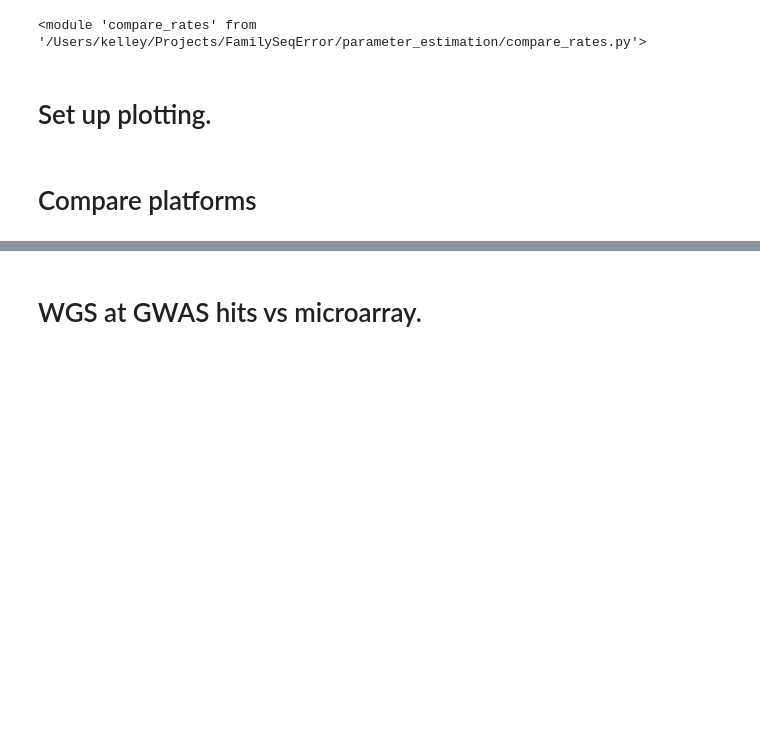
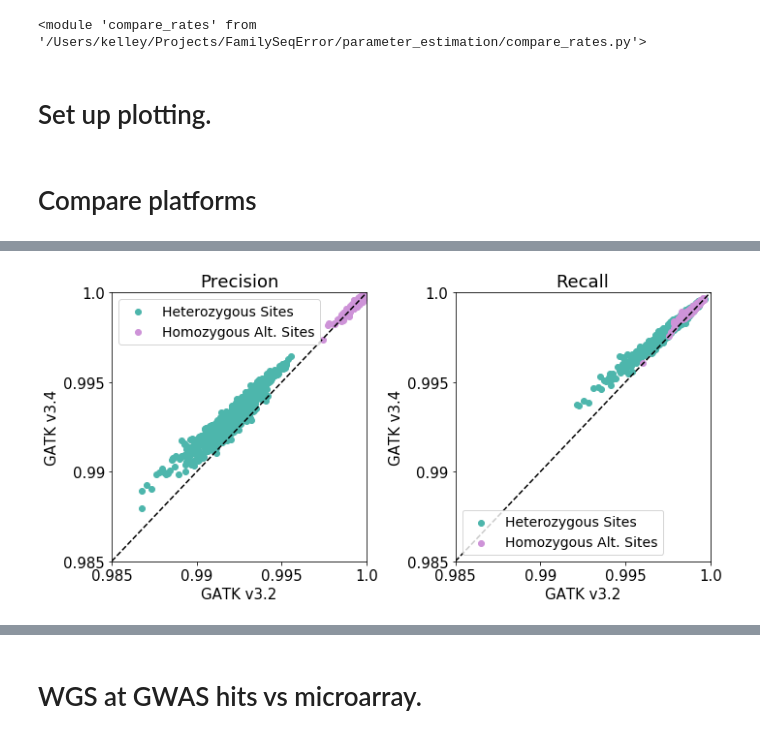
Before and after one commit to kpaskov/FamilySeqError, a Jupyter notebook: parameter_estimation/Population-Analysis.ipynb, the cells around one changed output, grey strips where cells are left out. Cells and saved outputs as stored; diff of their text form; code cells hidden in the pictures; blank space fills up the shorter version.

```diff
--- a/parameter_estimation/Population-Analysis.ipynb
+++ b/parameter_estimation/Population-Analysis.ipynb
@@ -546,0 +258,20 @@ spark_precision_recall = compare_rates.pull_precision_recall(spark_samples, '../
+# %%
+
+datasets_of_interest = [
+    {'name': 'ihart v3.2',
+     'color': '#009668',
+     'family_genotype_dir': '../../DATA/ihart.v32/family_genotype_counts',
+     'param_file': '../../FamilySeqError/params/ihart.v32_params.json',
+     'sample_filter': lambda x: x.is_child
+    },
+
+    {'name': 'ihart v3.4',
+     'color': '#cedd38',
+     'family_genotype_dir': '../../DATA/ihart.v34/family_genotype_counts',
+     'param_file': '../../FamilySeqError/params/ihart.v34_params.json',
+     'sample_filter': lambda x: x.is_child
+    }
+]
+
+
+compare_rates.process_datasets(datasets_of_interest, chroms)
@@ -546,0 +296,69 @@ spark_precision_recall = compare_rates.pull_precision_recall(spark_samples, '../
+# %%
+plt.figure(figsize=(10, 5))
+
+plt.subplot(1, 2, 1)
+
+shared_samples = sorted(set(datasets_of_interest[0]['precision1_samples']) & set(datasets_of_interest[1]['precision1_samples']))
+print(len(shared_samples))
+data = np.zeros((len(shared_samples), 2))
+for j, d in enumerate(datasets_of_interest):
+    sample_to_index = dict([(x, i) for i, x in enumerate(d['precision1_samples'])])
+    for k, s in enumerate(shared_samples):
+        data[k, j] = d['precision1_estimates'][sample_to_index[s]]
+plt.scatter(data[:, 0], data[:, 1], color='#4db6ac', label='Heterozygous Sites')
+print('Precision Het', np.mean(data[:, 1]-data[:, 0]), np.mean((1-data[:, 1])-(1-data[:, 0]))/(1-np.mean(data[:, 0])))
+
+shared_samples = sorted(set(datasets_of_interest[0]['precision2_samples']) & set(datasets_of_interest[1]['precision2_samples']))
+data = np.zeros((len(shared_samples), 2))
+for j, d in enumerate(datasets_of_interest):
+    sample_to_index = dict([(x, i) for i, x in enumerate(d['precision2_samples'])])
+    for k, s in enumerate(shared_samples):
+        data[k, j] = d['precision2_estimates'][sample_to_index[s]]
+plt.scatter(data[:, 0], data[:, 1], color='#ce93d8', label='Homozygous Alt. Sites')
+print('Precision Hom Alt', np.mean(data[:, 1]-data[:, 0]), np.mean((1-data[:, 1])-(1-data[:, 0]))/(1-np.mean(data[:, 0])))
+
+plt.xlabel('GATK v3.2', fontsize=15)
+plt.ylabel('GATK v3.4', fontsize=15)
+ticks = [0.985, 0.990, 0.995, 1.0]
+plt.xticks(ticks, [str(x) for x in ticks], fontsize=15)
+plt.yticks(ticks, [str(x) for x in ticks], fontsize=15)
+plt.plot(ticks, ticks, color='black', linestyle='--')
+plt.xlim([ticks[0]-0, ticks[-1]])
+plt.ylim([ticks[0], ticks[-1]])
+plt.title('Precision', fontsize=18)
+plt.legend(fontsize=14)
+
+plt.subplot(1, 2, 2)
+
+shared_samples = sorted(set(datasets_of_interest[0]['recall1_samples']) & set(datasets_of_interest[1]['recall1_samples']))
+data = np.zeros((len(shared_samples), 2))
+for j, d in enumerate(datasets_of_interest):
+    sample_to_index = dict([(x, i) for i, x in enumerate(d['recall1_samples'])])
+    for k, s in enumerate(shared_samples):
+        data[k, j] = d['recall1_estimates'][sample_to_index[s]]
+plt.scatter(data[:, 0], data[:, 1], color='#4db6ac', label='Heterozygous Sites')
+print('Recall Het', np.mean(data[:, 1]-data[:, 0]), np.mean((1-data[:, 1])-(1-data[:, 0]))/(1-np.mean(data[:, 0])))
+
+shared_samples = sorted(set(datasets_of_interest[0]['recall2_samples']) & set(datasets_of_interest[1]['recall2_samples']))
+data = np.zeros((len(shared_samples), 2))
+for j, d in enumerate(datasets_of_interest):
+    sample_to_index = dict([(x, i) for i, x in enumerate(d['recall2_samples'])])
+    for k, s in enumerate(shared_samples):
+        data[k, j] = d['recall2_estimates'][sample_to_index[s]]
+plt.scatter(data[:, 0], data[:, 1], color='#ce93d8', label='Homozygous Alt. Sites')
+print('Recall Hom Alt', np.mean(data[:, 1]-data[:, 0]), np.mean((1-data[:, 1])-(1-data[:, 0]))/(1-np.mean(data[:, 0])))
+
+plt.xlabel('GATK v3.2', fontsize=15)
+plt.ylabel('GATK v3.4', fontsize=15)
+plt.xticks(ticks, [str(x) for x in ticks], fontsize=15)
+plt.yticks(ticks, [str(x) for x in ticks], fontsize=15)
+plt.plot(ticks, ticks, color='black', linestyle='--')
+plt.xlim([ticks[0]-0, ticks[-1]])
+plt.ylim([ticks[0], ticks[-1]])
+plt.title('Recall', fontsize=18)
+plt.legend(fontsize=14)
+
+plt.tight_layout()
+plt.savefig('../plots/gatk.eps')
+plt.show()
+# %% [output]
@@ -546,0 +374 @@ spark_precision_recall = compare_rates.pull_precision_recall(spark_samples, '../
+[figure, added]
```
Also changed, not shown: parts of 69 cells of this notebook, 3 other files.
